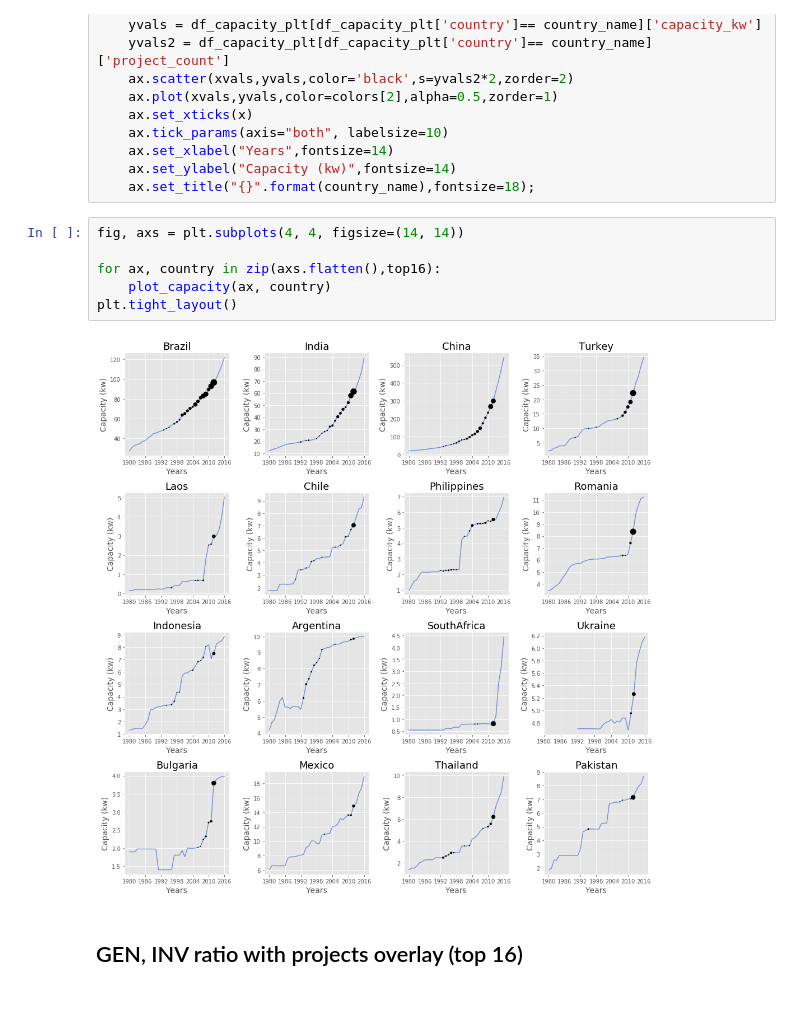
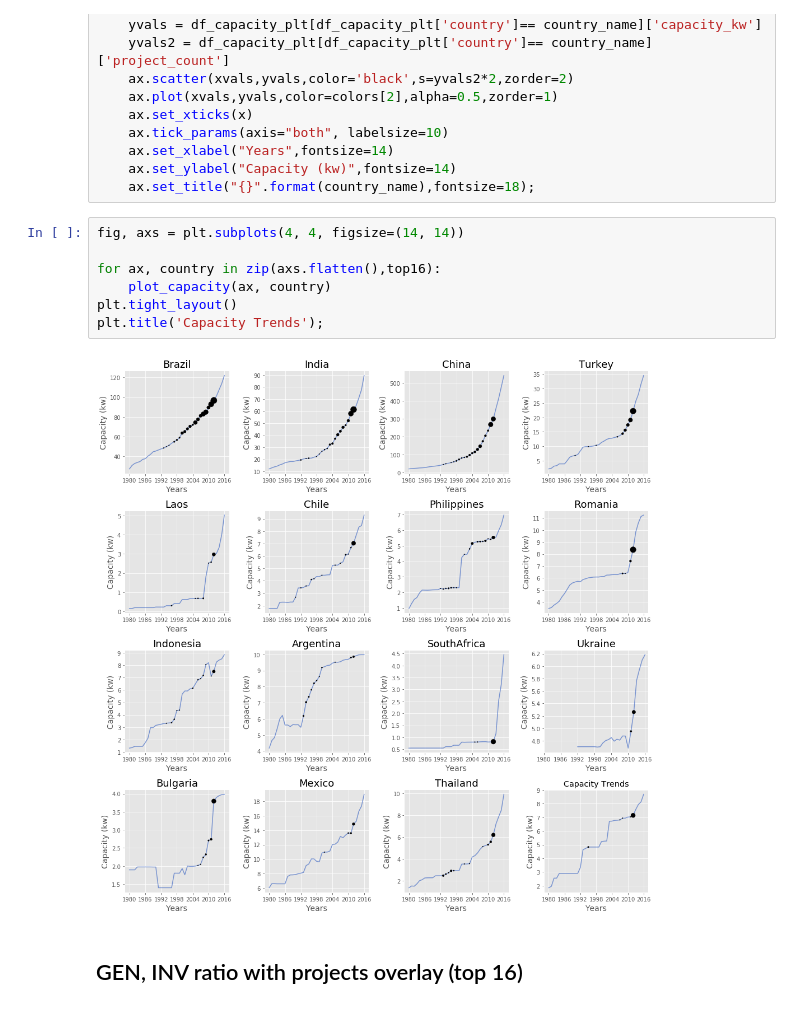
Before and after one commit to vanessapolliard/renewable-energy-generation, a Jupyter notebook: notebooks/Analysis.ipynb, the cells around one changed output. Saved outputs shown, nothing was run; the diff lists cells and outputs as text.

```diff
--- a/notebooks/Analysis.ipynb
+++ b/notebooks/Analysis.ipynb
@@ -228,11 +228,12 @@ def plot_capacity(ax, country_name):
 # %%
 fig, axs = plt.subplots(4, 4, figsize=(14, 14))
 
 for ax, country in zip(axs.flatten(),top16):
     plot_capacity(ax, country)
 plt.tight_layout()
+plt.title('Capacity Trends');
 # %% [output]
-[figure, old version]
+[figure, new version]
 # %% [markdown]
 ## GEN, INV ratio with projects overlay (top 16)
 # %%
```
Also changed, not shown: parts of 4 cells of this notebook, 3 other files.
